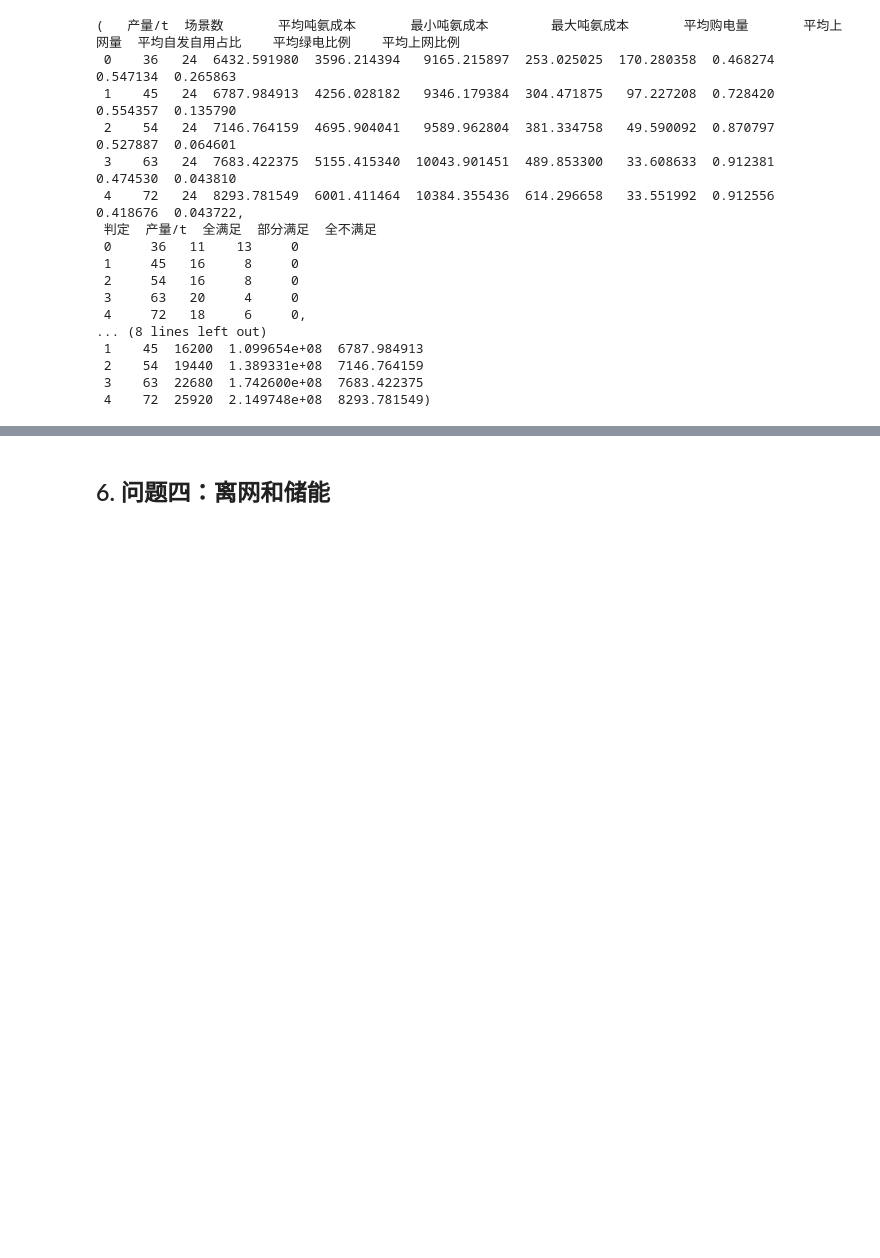
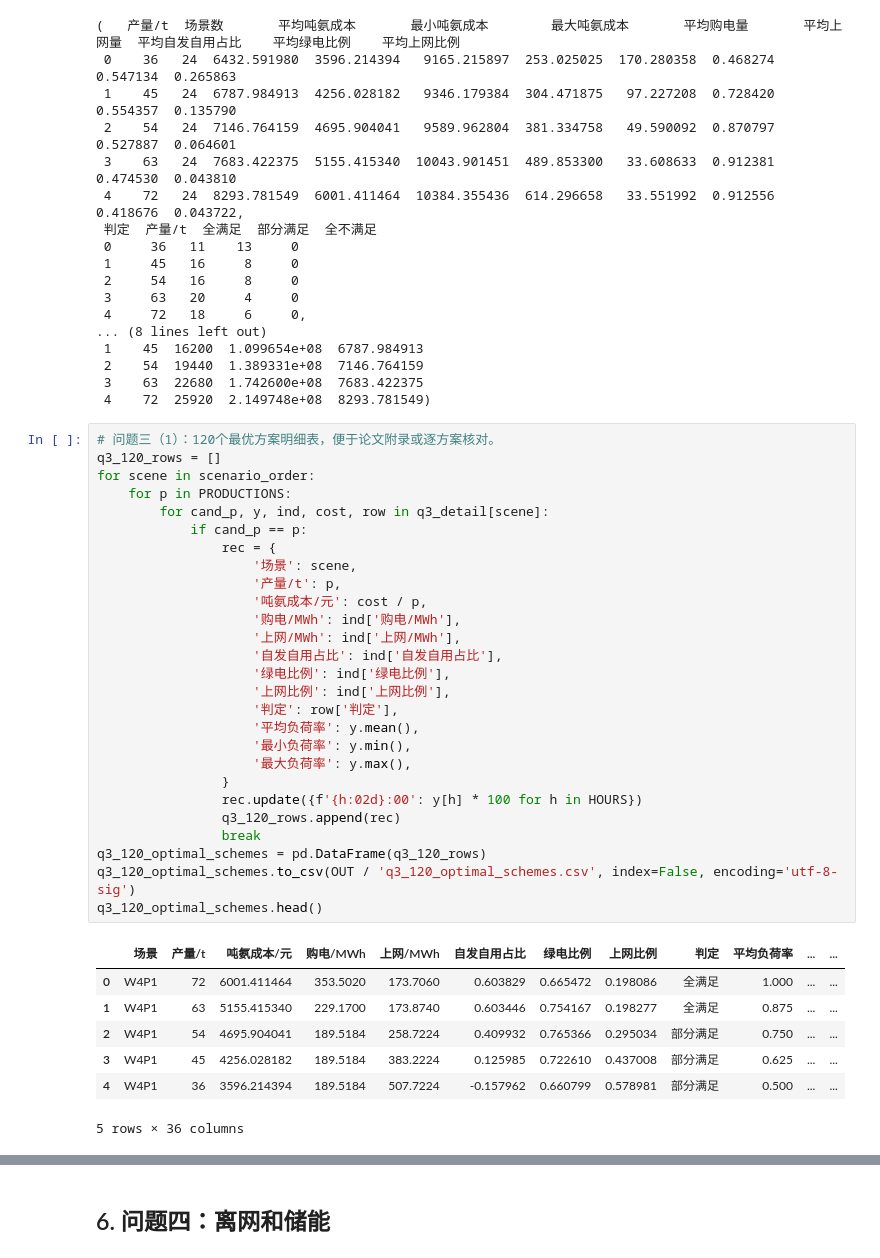
Before and after one commit to wurldwen/---, a Jupyter notebook: A题第1-4题计算代码.ipynb, the cells around one changed output, grey strips where cells are left out. Drawn from its saved outputs; the diff is of its cells as text; blank space fills up the shorter version.

```diff
--- a/A题第1-4题计算代码.ipynb
+++ b/A题第1-4题计算代码.ipynb
@@ -868,4 +868,39 @@ q3_prod_summary, q3_prod_class, q3_class, annual_prod_q3, annual_total_cost_q3,
  2    54  19440  1.389331e+08  7146.764159
  3    63  22680  1.742600e+08  7683.422375
  4    72  25920  2.149748e+08  8293.781549)
+# %%
+# 问题三（1）：120个最优方案明细表，便于论文附录或逐方案核对。
+q3_120_rows = []
+for scene in scenario_order:
+    for p in PRODUCTIONS:
+        for cand_p, y, ind, cost, row in q3_detail[scene]:
+            if cand_p == p:
+                rec = {
+                    '场景': scene,
+                    '产量/t': p,
+                    '吨氨成本/元': cost / p,
+                    '购电/MWh': ind['购电/MWh'],
+                    '上网/MWh': ind['上网/MWh'],
+                    '自发自用占比': ind['自发自用占比'],
+                    '绿电比例': ind['绿电比例'],
+                    '上网比例': ind['上网比例'],
+                    '判定': row['判定'],
+                    '平均负荷率': y.mean(),
+                    '最小负荷率': y.min(),
+                    '最大负荷率': y.max(),
+                }
+                rec.update({f'{h:02d}:00': y[h] * 100 for h in HOURS})
+                q3_120_rows.append(rec)
+                break
+q3_120_optimal_schemes = pd.DataFrame(q3_120_rows)
+q3_120_optimal_schemes.to_csv(OUT / 'q3_120_optimal_schemes.csv', index=False, encoding='utf-8-sig')
+q3_120_optimal_schemes.head()
+# %% [output]
+|  | 场景 | 产量/t | 吨氨成本/元 | 购电/MWh | 上网/MWh | 自发自用占比 | 绿电比例 | 上网比例 | 判定 | 平均负荷率 | ... | ... |
+| 0 | W4P1 | 72 | 6001.411464 | 353.5020 | 173.7060 | 0.603829 | 0.665472 | 0.198086 | 全满足 | 1.000 | ... | ... |
+| 1 | W4P1 | 63 | 5155.415340 | 229.1700 | 173.8740 | 0.603446 | 0.754167 | 0.198277 | 全满足 | 0.875 | ... | ... |
+| 2 | W4P1 | 54 | 4695.904041 | 189.5184 | 258.7224 | 0.409932 | 0.765366 | 0.295034 | 部分满足 | 0.750 | ... | ... |
+| 3 | W4P1 | 45 | 4256.028182 | 189.5184 | 383.2224 | 0.125985 | 0.722610 | 0.437008 | 部分满足 | 0.625 | ... | ... |
+| 4 | W4P1 | 36 | 3596.214394 | 189.5184 | 507.7224 | -0.157962 | 0.660799 | 0.578981 | 部分满足 | 0.500 | ... | ... |
+5 rows × 36 columns
 # %%
```
Also changed, not shown: parts of 9 cells of this notebook, 29 other files.
